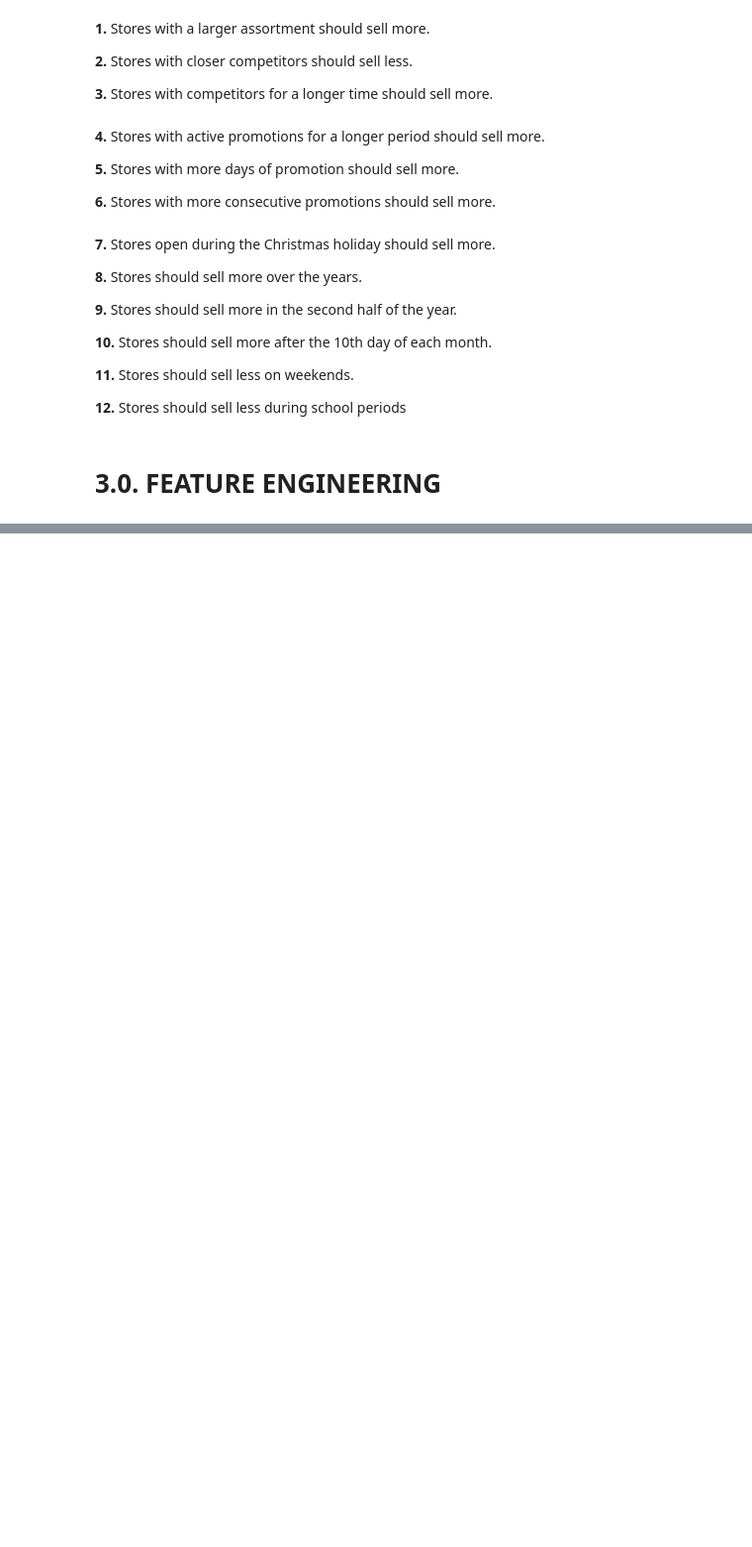
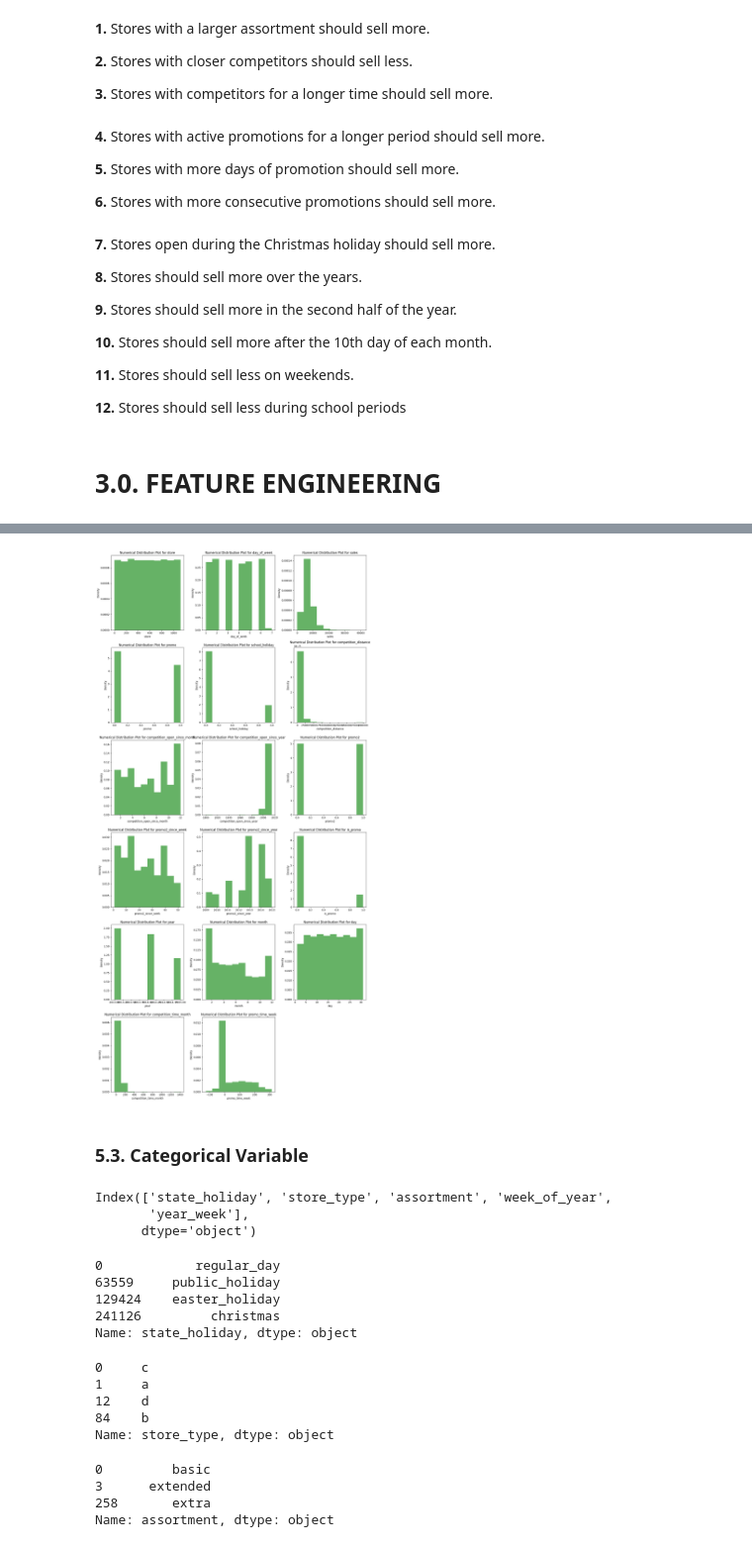
Before and after one commit to lfaferreira/predict-rossmann-store-sales, a Jupyter notebook: rossmann_store_sales_prediction.ipynb, the cells around one changed output, grey strips where cells are left out. Shown at 99% size. Saved outputs shown, nothing was run; the diff lists cells and outputs as text; code cells hidden in the pictures; blank space fills up the shorter version.

```diff
--- a/rossmann_store_sales_prediction.ipynb
+++ b/rossmann_store_sales_prediction.ipynb
@@ -456,0 +537,6 @@ df2.head().T
+# %%
+plot_numerical_distribution(df4)
+# %% [output]
+[figure, added]
+# %% [markdown]
+### 5.3. Categorical Variable
@@ -456,0 +545,29 @@ df2.head().T
+# %%
+cat_attributtes.columns
+# %% [output]
+Index(['state_holiday', 'store_type', 'assortment', 'week_of_year',
+       'year_week'],
+      dtype='object')
+# %%
+df4['state_holiday'].drop_duplicates()
+# %% [output]
+0            regular_day
+63559     public_holiday
+129424    easter_holiday
+241126         christmas
+Name: state_holiday, dtype: object
+# %%
+df4['store_type'].drop_duplicates()
+# %% [output]
+0     c
+1     a
+12    d
+84    b
+Name: store_type, dtype: object
+# %%
+df4['assortment'].drop_duplicates()
+# %% [output]
+0         basic
+3      extended
+258       extra
+Name: assortment, dtype: object
```
Also changed, not shown: parts of 28 cells of this notebook.
